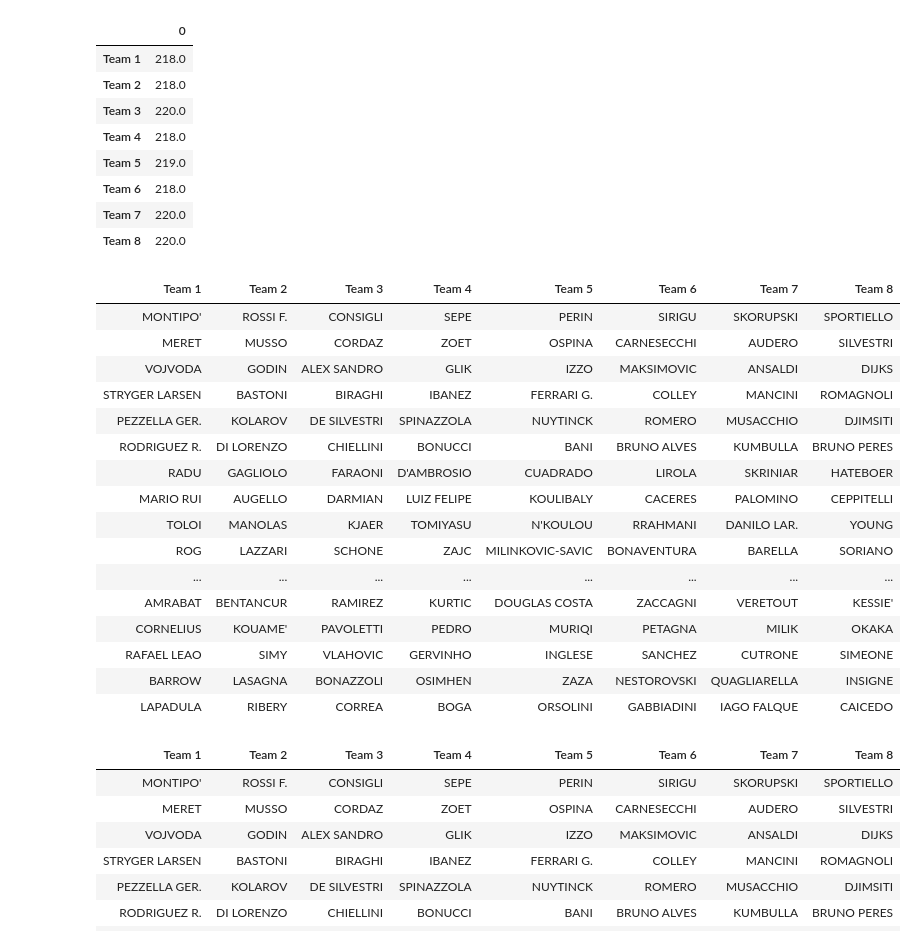
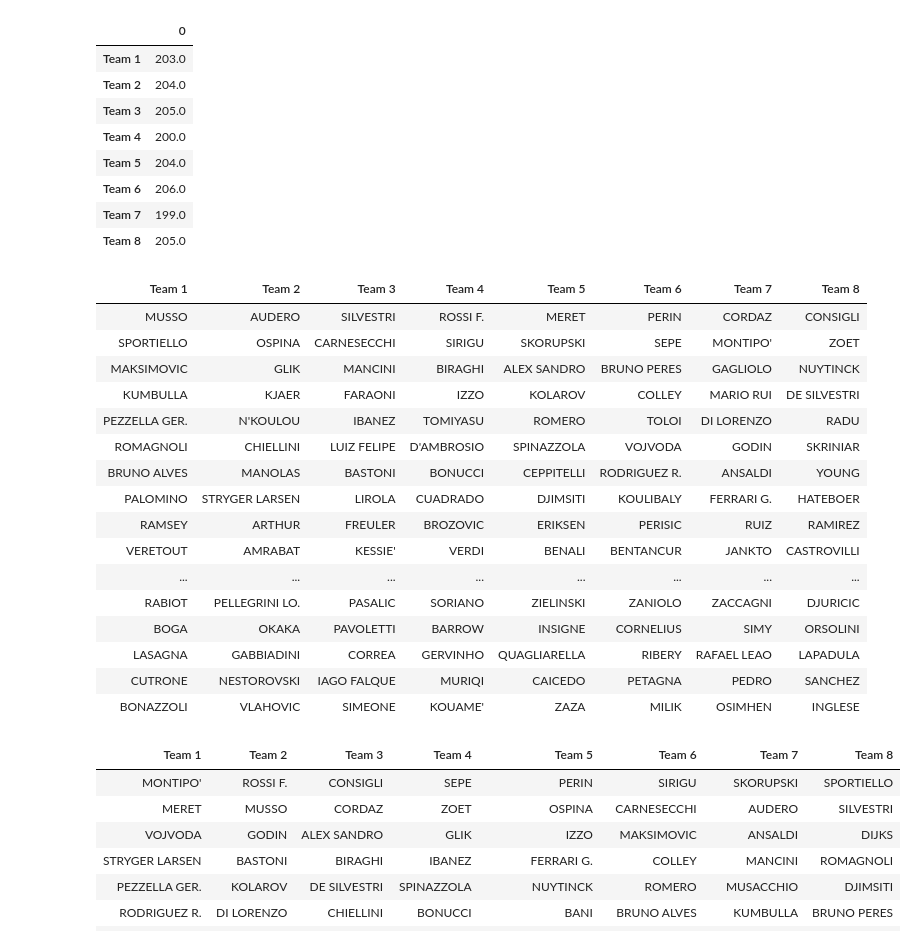
Before and after one commit to lucaagozzino/Fantapalla_simulazioni, a Jupyter notebook: Rose_quotazioni.ipynb, the cells around one changed output. Drawn from its saved outputs; the diff is of its cells as text; code cells hidden in the pictures.

```diff
--- a/Rose_quotazioni.ipynb
+++ b/Rose_quotazioni.ipynb
@@ -4,4 +4,4 @@ import numpy as np
 from Utilities_fantapalla import *
 from joblib import Parallel, delayed
 import progressbar
-quotazioni = pd.read_csv ('Quotazioni_Fantacalcio_ridotte_portieri.csv')
+quotazioni = pd.read_csv ('SCARICA NUOVO FILE E TOGLI I MIGLIORI (8 PORTIERI E 16 PER GLI ALTRI RUOLI).csv')
@@ -8,6 +10,6 @@ quotazioni = pd.read_csv ('Quotazioni_Fantacalcio_ridotte_portieri.csv')
 # %%
 portieri = np.array([2, 0, 0, 0])
-resto = np.array([0, 7, 7, 4])
+resto = np.array([0, 6, 6, 4])
 num_squadre = 8
 teams, team_names = names(num_squadre)
 N_cores = 8
@@ -30,5 +32,5 @@ def find_rosa(struttura_rosa, num_squadre, quotazioni, team_names, iterations =
     output = pd.DataFrame(data = rose_generate[min_ind], columns = team_names)
     return output
 # %%
-rosa_best_portieri = find_rosa(portieri, num_squadre, quotazioni, team_names, iterations = 25000000)
+rosa_best_portieri = find_rosa(portieri, num_squadre, quotazioni, team_names, iterations = 2500)
 # %% [output]
@@ -49,3 +51,3 @@ assign_quot(rosa_best_portieri, quot_dict_portieri, team_names)
 # %%
-rosa_best_resto = find_rosa(resto, num_squadre, quotazioni, team_names, iterations = 25000000)
+rosa_best_resto = find_rosa(resto, num_squadre, quotazioni, team_names, iterations = 2500)
 # %% [output]
@@ -55,41 +57,41 @@ rosa_best_resto = find_rosa(resto, num_squadre, quotazioni, team_names, iteratio
 assign_quot(rosa_best_resto, quot_dict_resto, team_names)
 # %% [output]
 |  | 0 |
-| Team 1 | 218.0 |
-| Team 2 | 218.0 |
-| Team 3 | 220.0 |
-| Team 4 | 218.0 |
-| Team 5 | 219.0 |
-| Team 6 | 218.0 |
-| Team 7 | 220.0 |
-| Team 8 | 220.0 |
+| Team 1 | 203.0 |
+| Team 2 | 204.0 |
+| Team 3 | 205.0 |
+| Team 4 | 200.0 |
+| Team 5 | 204.0 |
+| Team 6 | 206.0 |
+| Team 7 | 199.0 |
+| Team 8 | 205.0 |
 # %%
 nomi_portieri = id_toName(portieri, quotazioni, rosa_best_portieri, num_squadre, team_names)
 nomi_resto = id_toName(resto, quotazioni, rosa_best_resto, num_squadre, team_names)
 # %%
-struttura_parziale = np.array([2,7,7,4])
-nomi_resto.index =  list(range(2,20))
+struttura_parziale = portieri+resto
+nomi_resto.index =  list(range(2,18))
 rosa_parziale = pd.concat([nomi_portieri, nomi_resto], axis = 0)
 #rosa_parziale.to_pickle('rose_parziali_best_portieri.pkl')
 FC_colors(rosa_parziale, struttura_parziale)
 # %% [output]
 | Team 1 | Team 2 | Team 3 | Team 4 | Team 5 | Team 6 | Team 7 | Team 8 |
-| MONTIPO' | ROSSI F. | CONSIGLI | SEPE | PERIN | SIRIGU | SKORUPSKI | SPORTIELLO |
-| MERET | MUSSO | CORDAZ | ZOET | OSPINA | CARNESECCHI | AUDERO | SILVESTRI |
-| VOJVODA | GODIN | ALEX SANDRO | GLIK | IZZO | MAKSIMOVIC | ANSALDI | DIJKS |
-| STRYGER LARSEN | BASTONI | BIRAGHI | IBANEZ | FERRARI G. | COLLEY | MANCINI | ROMAGNOLI |
-| PEZZELLA GER. | KOLAROV | DE SILVESTRI | SPINAZZOLA | NUYTINCK | ROMERO | MUSACCHIO | DJIMSITI |
-| RODRIGUEZ R. | DI LORENZO | CHIELLINI | BONUCCI | BANI | BRUNO ALVES | KUMBULLA | BRUNO PERES |
-| RADU | GAGLIOLO | FARAONI | D'AMBROSIO | CUADRADO | LIROLA | SKRINIAR | HATEBOER |
-| MARIO RUI | AUGELLO | DARMIAN | LUIZ FELIPE | KOULIBALY | CACERES | PALOMINO | CEPPITELLI |
-| TOLOI | MANOLAS | KJAER | TOMIYASU | N'KOULOU | RRAHMANI | DANILO LAR. | YOUNG |
-| ROG | LAZZARI | SCHONE | ZAJC | MILINKOVIC-SAVIC | BONAVENTURA | BARELLA | SORIANO |
+| MUSSO | AUDERO | SILVESTRI | ROSSI F. | MERET | PERIN | CORDAZ | CONSIGLI |
+| SPORTIELLO | OSPINA | CARNESECCHI | SIRIGU | SKORUPSKI | SEPE | MONTIPO' | ZOET |
+| MAKSIMOVIC | GLIK | MANCINI | BIRAGHI | ALEX SANDRO | BRUNO PERES | GAGLIOLO | NUYTINCK |
+| KUMBULLA | KJAER | FARAONI | IZZO | KOLAROV | COLLEY | MARIO RUI | DE SILVESTRI |
+| PEZZELLA GER. | N'KOULOU | IBANEZ | TOMIYASU | ROMERO | TOLOI | DI LORENZO | RADU |
+| ROMAGNOLI | CHIELLINI | LUIZ FELIPE | D'AMBROSIO | SPINAZZOLA | VOJVODA | GODIN | SKRINIAR |
+| BRUNO ALVES | MANOLAS | BASTONI | BONUCCI | CEPPITELLI | RODRIGUEZ R. | ANSALDI | YOUNG |
+| PALOMINO | STRYGER LARSEN | LIROLA | CUADRADO | DJIMSITI | KOULIBALY | FERRARI G. | HATEBOER |
+| RAMSEY | ARTHUR | FREULER | BROZOVIC | ERIKSEN | PERISIC | RUIZ | RAMIREZ |
+| VERETOUT | AMRABAT | KESSIE' | VERDI | BENALI | BENTANCUR | JANKTO | CASTROVILLI |
 | ... | ... | ... | ... | ... | ... | ... | ... |
-| AMRABAT | BENTANCUR | RAMIREZ | KURTIC | DOUGLAS COSTA | ZACCAGNI | VERETOUT | KESSIE' |
-| CORNELIUS | KOUAME' | PAVOLETTI | PEDRO | MURIQI | PETAGNA | MILIK | OKAKA |
-| RAFAEL LEAO | SIMY | VLAHOVIC | GERVINHO | INGLESE | SANCHEZ | CUTRONE | SIMEONE |
-| BARROW | LASAGNA | BONAZZOLI | OSIMHEN | ZAZA | NESTOROVSKI | QUAGLIARELLA | INSIGNE |
-| LAPADULA | RIBERY | CORREA | BOGA | ORSOLINI | GABBIADINI | IAGO FALQUE | CAICEDO |
+| RABIOT | PELLEGRINI LO. | PASALIC | SORIANO | ZIELINSKI | ZANIOLO | ZACCAGNI | DJURICIC |
+| BOGA | OKAKA | PAVOLETTI | BARROW | INSIGNE | CORNELIUS | SIMY | ORSOLINI |
+| LASAGNA | GABBIADINI | CORREA | GERVINHO | QUAGLIARELLA | RIBERY | RAFAEL LEAO | LAPADULA |
+| CUTRONE | NESTOROVSKI | IAGO FALQUE | MURIQI | CAICEDO | PETAGNA | PEDRO | SANCHEZ |
+| BONAZZOLI | VLAHOVIC | SIMEONE | KOUAME' | ZAZA | MILIK | OSIMHEN | INGLESE |
 # %%
 rosa_parzial_pickle = pd.read_pickle('rose_parziali_best_portieri.pkl')
 FC_colors(rosa_parzial_pickle, struttura_parziale)
```
Also changed, not shown: parts of 4 cells of this notebook.
